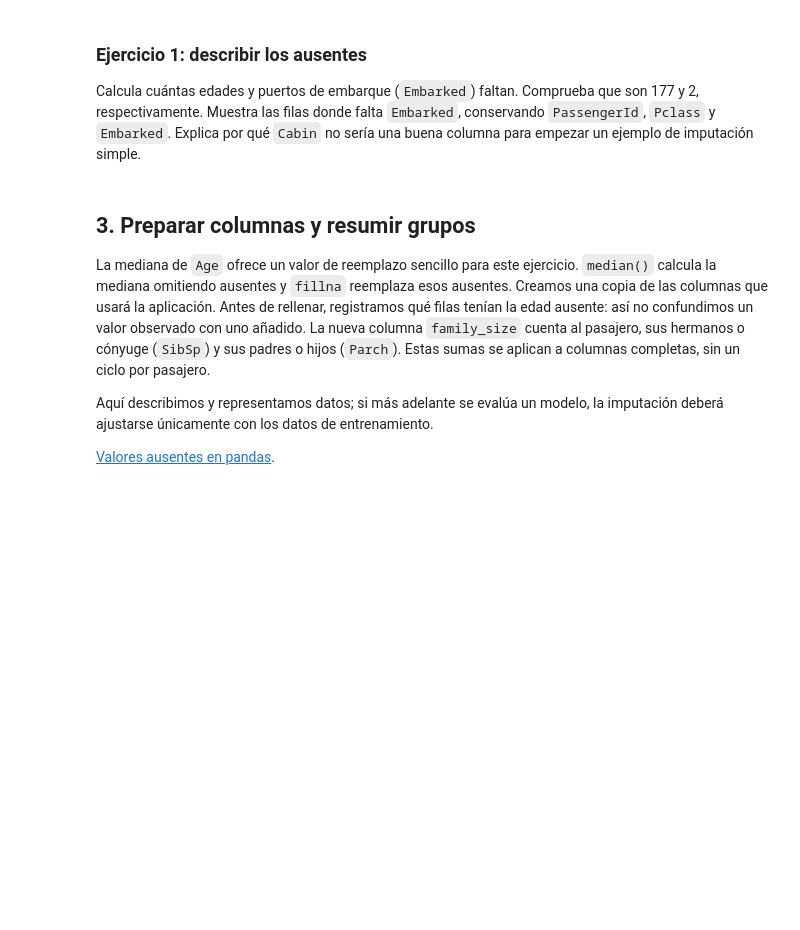
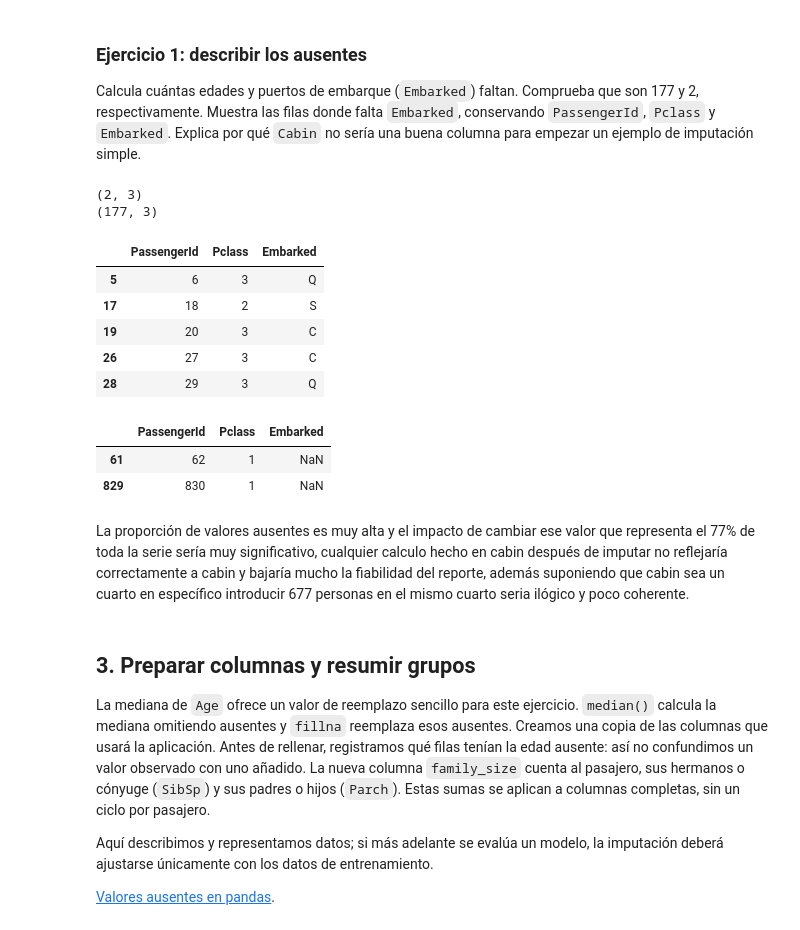
Before and after one commit to Gabriel-Rivero-Uady-MIA/Programacion_AI, a Jupyter notebook: unidad-02-procesamiento-datos/sesion-02-pandas/u2_n3_pandas_titanic.ipynb, the cells around one changed output. Saved outputs shown, nothing was run; the diff lists cells and outputs as text; code cells hidden in the pictures; blank space fills up the shorter version.

```diff
--- a/unidad-02-procesamiento-datos/sesion-02-pandas/u2_n3_pandas_titanic.ipynb
+++ b/unidad-02-procesamiento-datos/sesion-02-pandas/u2_n3_pandas_titanic.ipynb
@@ -97,6 +138,33 @@ que son 177 y 2, respectivamente. Muestra las filas donde falta
 `Cabin` no sería una buena columna para empezar un ejemplo de imputación simple.
 # %%
 # Write your solution here.
+missing_ages = passengers["Age"].isna().sum()
+missing_embarked = passengers["Embarked"].isna().sum()
+
+assert missing_ages == 177
+assert missing_embarked == 2
+Na_Age = passengers.loc[passengers["Age"].isna(), ["PassengerId", "Pclass", "Embarked"]]
+Na_embarked = passengers.loc[
+    passengers["Embarked"].isna(), ["PassengerId", "Pclass", "Embarked"]
+]
+print(Na_embarked.shape)
+print(Na_Age.shape)
+display(Na_Age.head(5))
+display(Na_embarked.head(2))
+# %% [output]
+(2, 3)
+(177, 3)
+|  | PassengerId | Pclass | Embarked |
+| 5 | 6 | 3 | Q |
+| 17 | 18 | 2 | S |
+| 19 | 20 | 3 | C |
+| 26 | 27 | 3 | C |
+| 28 | 29 | 3 | Q |
+|  | PassengerId | Pclass | Embarked |
+| 61 | 62 | 1 | NaN |
+| 829 | 830 | 1 | NaN |
+# %% [markdown]
+La proporción de valores ausentes es muy alta y el impacto de cambiar ese valor que representa el 77% de toda la serie sería muy significativo, cualquier calculo hecho en cabin después de imputar no reflejaría correctamente a cabin y bajaría mucho la fiabilidad del reporte, además suponiendo que cabin sea un cuarto en específico introducir 677 personas en el mismo cuarto seria ilógico y poco coherente.
 # %% [markdown]
 ## 3. Preparar columnas y resumir grupos
 
```
Also changed, not shown: parts of 18 cells of this notebook, 2 other files.
